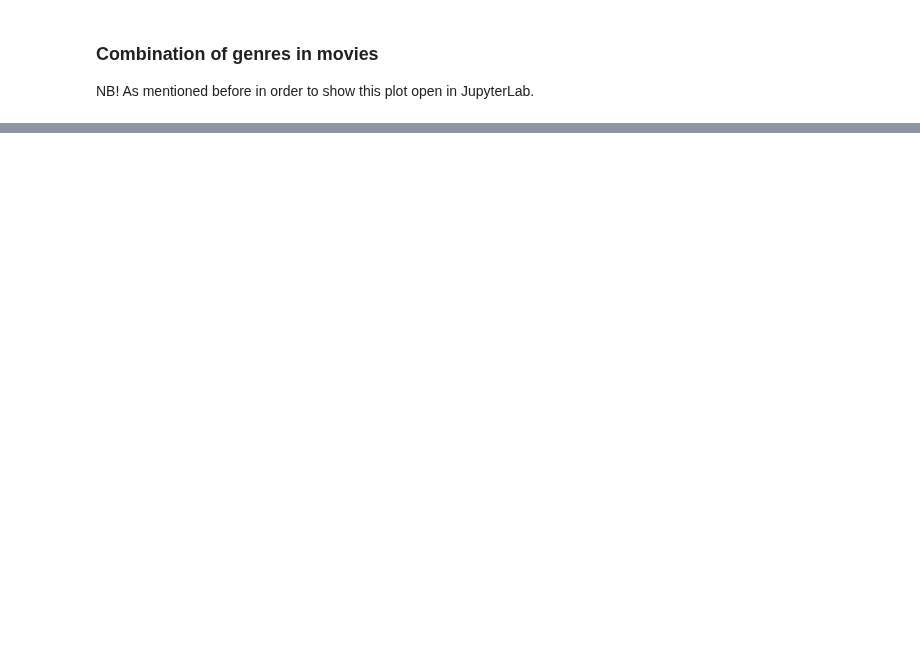
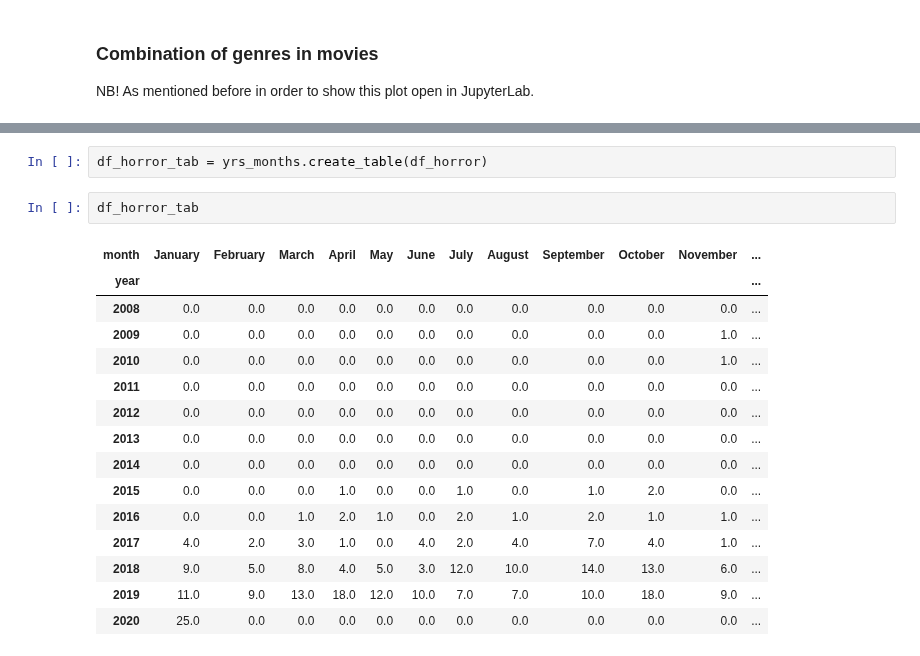
Before and after one commit to aSkailand/dat540-netflix_catalogue, a Jupyter notebook: src/netflix_catalogue_view.ipynb, the cells around one changed output, grey strips where cells are left out. Drawn from its saved outputs; the diff is of its cells as text; blank space fills up the shorter version.

```diff
--- a/src/netflix_catalogue_view.ipynb
+++ b/src/netflix_catalogue_view.ipynb
@@ -305,0 +294,20 @@ chord.Chord(genreCombinationValues, genreNames, margin=80, font_size_large='10px
+# %%
+df_horror_tab = yrs_months.create_table(df_horror)
+# %%
+df_horror_tab
+# %% [output]
+| month | January | February | March | April | May | June | July | August | September | October | November | ... |
+| year |  |  |  |  |  |  |  |  |  |  |  | ... |
+| 2008 | 0.0 | 0.0 | 0.0 | 0.0 | 0.0 | 0.0 | 0.0 | 0.0 | 0.0 | 0.0 | 0.0 | ... |
+| 2009 | 0.0 | 0.0 | 0.0 | 0.0 | 0.0 | 0.0 | 0.0 | 0.0 | 0.0 | 0.0 | 1.0 | ... |
+| 2010 | 0.0 | 0.0 | 0.0 | 0.0 | 0.0 | 0.0 | 0.0 | 0.0 | 0.0 | 0.0 | 1.0 | ... |
+| 2011 | 0.0 | 0.0 | 0.0 | 0.0 | 0.0 | 0.0 | 0.0 | 0.0 | 0.0 | 0.0 | 0.0 | ... |
+| 2012 | 0.0 | 0.0 | 0.0 | 0.0 | 0.0 | 0.0 | 0.0 | 0.0 | 0.0 | 0.0 | 0.0 | ... |
+| 2013 | 0.0 | 0.0 | 0.0 | 0.0 | 0.0 | 0.0 | 0.0 | 0.0 | 0.0 | 0.0 | 0.0 | ... |
+| 2014 | 0.0 | 0.0 | 0.0 | 0.0 | 0.0 | 0.0 | 0.0 | 0.0 | 0.0 | 0.0 | 0.0 | ... |
+| 2015 | 0.0 | 0.0 | 0.0 | 1.0 | 0.0 | 0.0 | 1.0 | 0.0 | 1.0 | 2.0 | 0.0 | ... |
+| 2016 | 0.0 | 0.0 | 1.0 | 2.0 | 1.0 | 0.0 | 2.0 | 1.0 | 2.0 | 1.0 | 1.0 | ... |
+| 2017 | 4.0 | 2.0 | 3.0 | 1.0 | 0.0 | 4.0 | 2.0 | 4.0 | 7.0 | 4.0 | 1.0 | ... |
+| 2018 | 9.0 | 5.0 | 8.0 | 4.0 | 5.0 | 3.0 | 12.0 | 10.0 | 14.0 | 13.0 | 6.0 | ... |
+| 2019 | 11.0 | 9.0 | 13.0 | 18.0 | 12.0 | 10.0 | 7.0 | 7.0 | 10.0 | 18.0 | 9.0 | ... |
+| 2020 | 25.0 | 0.0 | 0.0 | 0.0 | 0.0 | 0.0 | 0.0 | 0.0 | 0.0 | 0.0 | 0.0 | ... |
```
Also changed, not shown: parts of 31 cells of this notebook.
